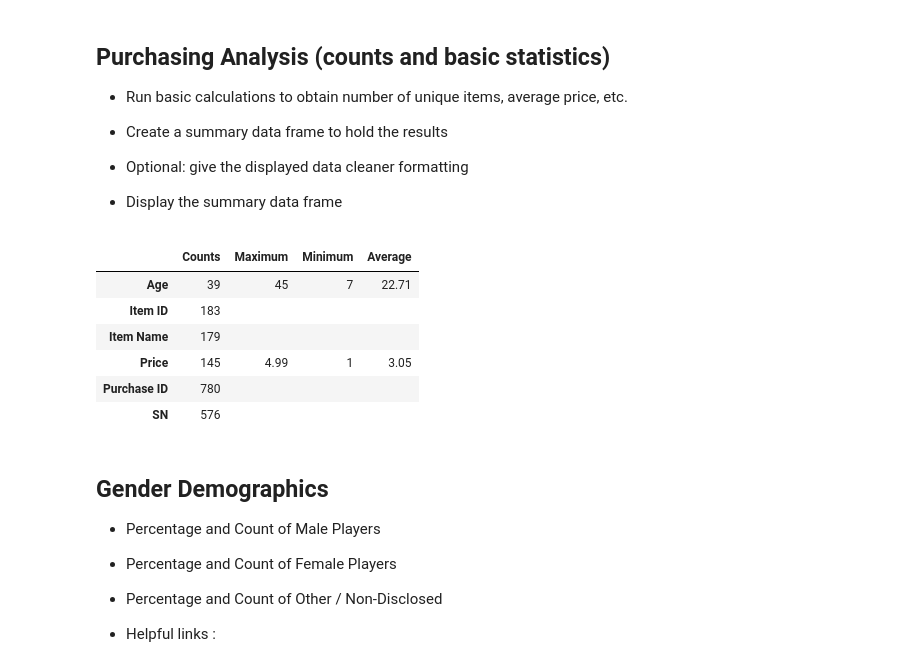
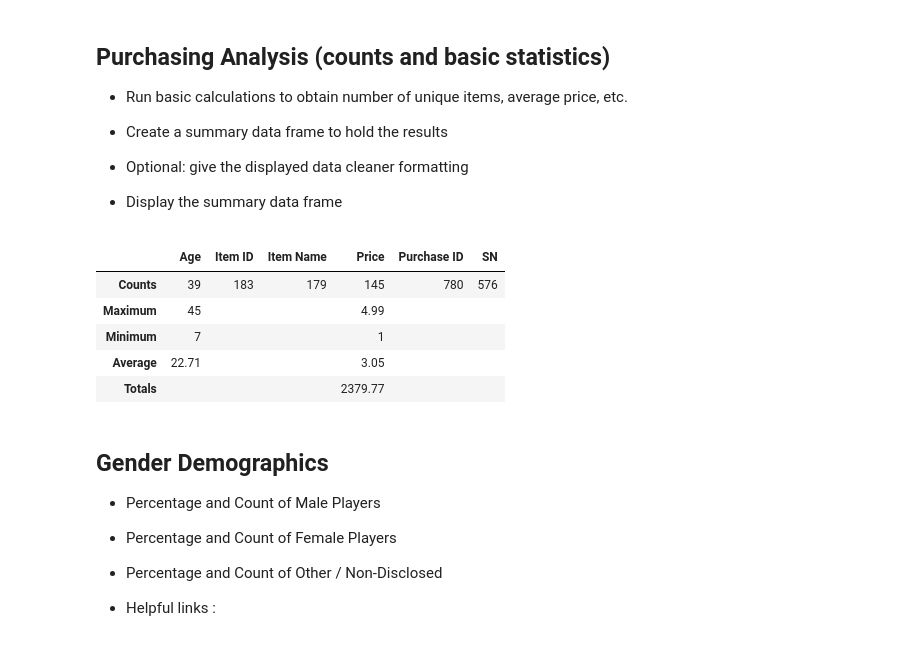
Before and after one commit to mhflynn/Pandas-Challege, a Jupyter notebook: HeroesOfPymoli.ipynb, the cells around one changed output. Cells and saved outputs as stored; diff of their text form; code cells hidden in the pictures.

```diff
--- a/HeroesOfPymoli.ipynb
+++ b/HeroesOfPymoli.ipynb
@@ -86,27 +69,29 @@ a
 # %%
 # Capture count of unique values per column for comparison to row count
 cntUnique = purchase_data.aggregate({'Purchase ID':'nunique', 'SN':'nunique', 'Item ID':'nunique', 'Item Name':'nunique', 'Age':'nunique', 'Price':'nunique'})
 
 # Capture maximum, minimum and mean values for 'Price' and 'Age'
 maxValues = purchase_data.aggregate({'Price':'max', 'Age':'max'})
 minValues = purchase_data.aggregate({'Price':'min', 'Age':'min'})
 avgValues = purchase_data.aggregate({'Price':'mean', 'Age':'mean'})
+sumValues = purchase_data.aggregate({'Price':'sum'})
 
-# Create the summary dataframe, clear NaN values, round 'Average' values to 2 decimal points
-summaryDF = pd.DataFrame({'Counts': cntUnique, 'Maximum': maxValues, 'Minimum': minValues, 'Average': avgValues})
-summaryDF['Average'] = summaryDF['Average'].round(decimals=2)
+# Create a summary dataframe, clear NaN values, round 'Average' values to 2 decimal points
+summaryDF = pd.DataFrame({'Counts': cntUnique, 'Maximum': maxValues, 'Minimum': minValues,
+                          'Average': avgValues, 'Totals':sumValues})
+#summaryDF['Average'] = summaryDF['Average'].round(decimals=2)
+summaryDF[['Average', 'Totals']] = summaryDF[['Average', 'Totals']].round(decimals=2)
 summaryDF.fillna('',inplace=True)
 
 # Show the summary dataframe
-summaryDF
+summaryDF.T
 # %% [output]
-|  | Counts | Maximum | Minimum | Average |
-| Age | 39 | 45 | 7 | 22.71 |
-| Item ID | 183 |  |  |  |
-| Item Name | 179 |  |  |  |
-| Price | 145 | 4.99 | 1 | 3.05 |
-| Purchase ID | 780 |  |  |  |
-| SN | 576 |  |  |  |
+|  | Age | Item ID | Item Name | Price | Purchase ID | SN |
+| Counts | 39 | 183 | 179 | 145 | 780 | 576 |
+| Maximum | 45 |  |  | 4.99 |  |  |
+| Minimum | 7 |  |  | 1 |  |  |
+| Average | 22.71 |  |  | 3.05 |  |  |
+| Totals |  |  |  | 2379.77 |  |  |
 # %% [markdown]
 ## Gender Demographics
 
```
Also changed, not shown: parts of 17 cells of this notebook, 1 other file.
